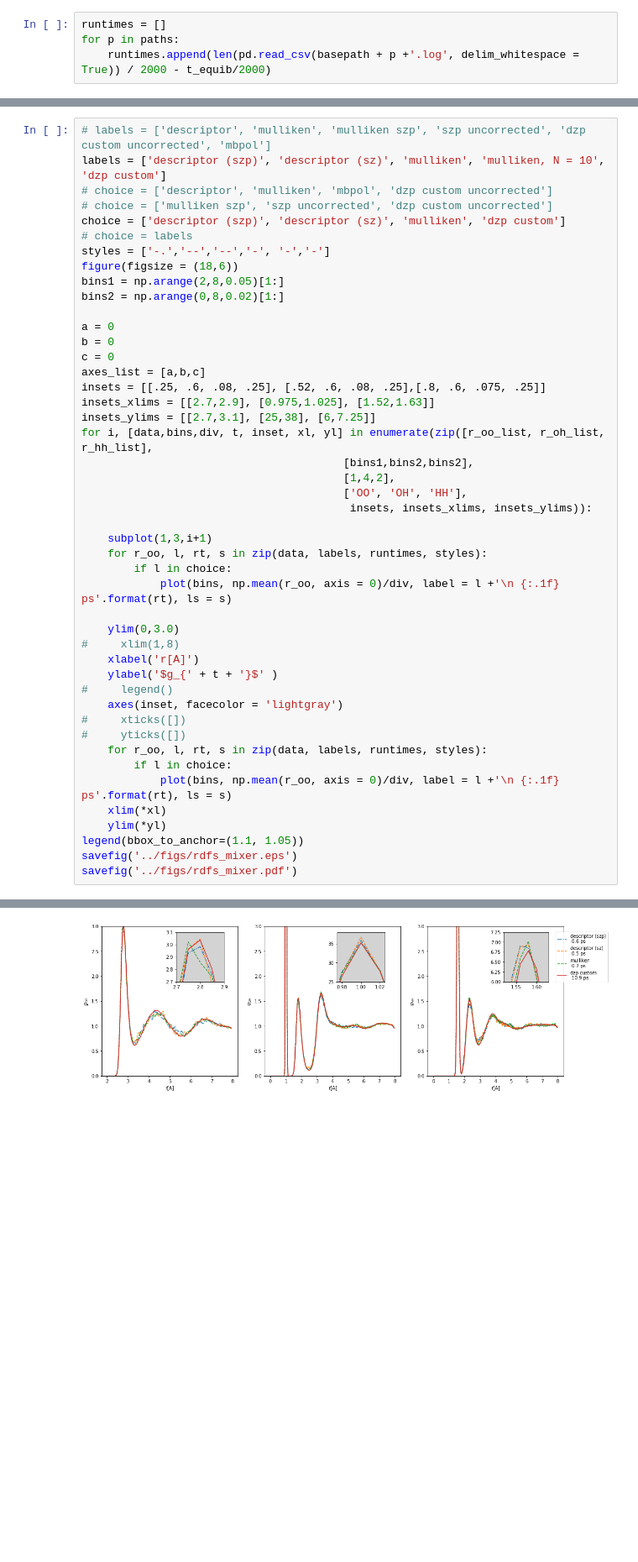
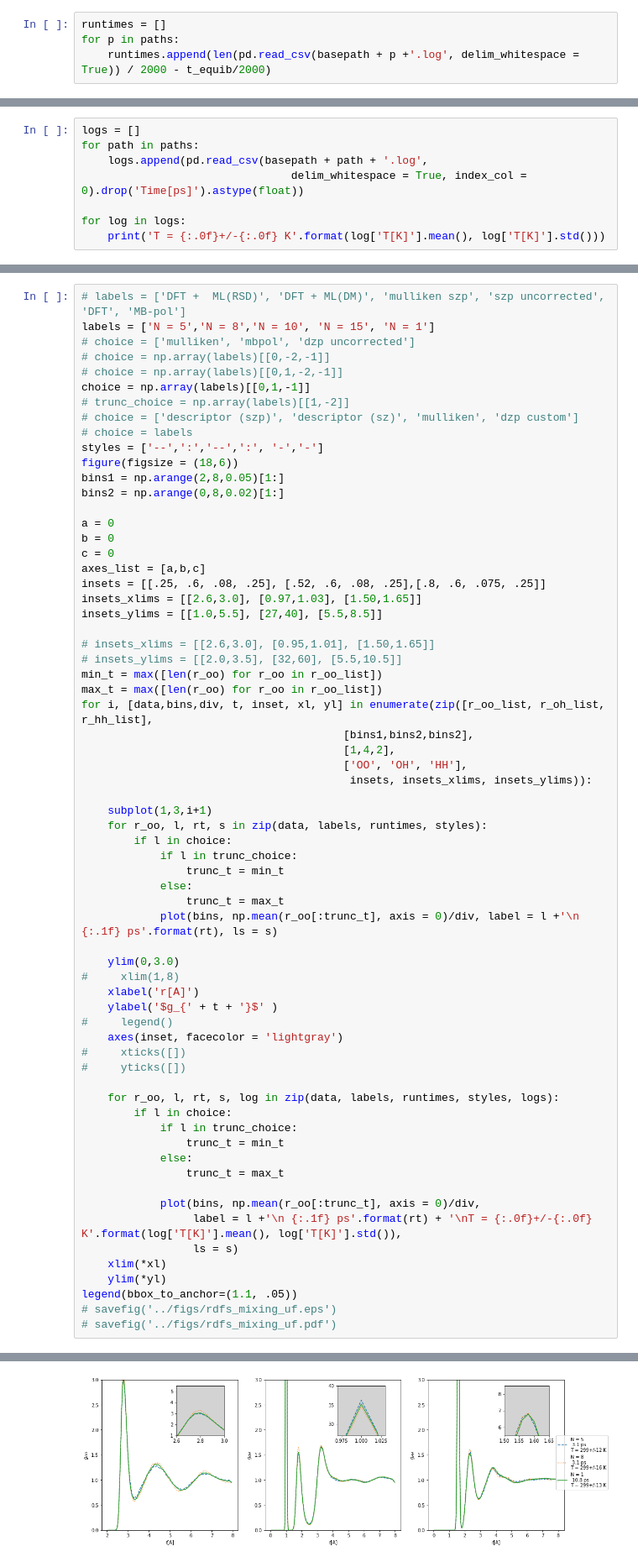
Before and after one commit to semodi/mlcf, a Jupyter notebook: analysis/rdfs.ipynb, the cells around one changed output, grey strips where cells are left out. Shown at 84% size. Drawn from its saved outputs; the diff is of its cells as text; blank space fills up the shorter version.

```diff
--- a/analysis/rdfs.ipynb
+++ b/analysis/rdfs.ipynb
@@ -45,0 +52,8 @@ runtimes
+# %%
+logs = []
+for path in paths:
+    logs.append(pd.read_csv(basepath + path + '.log',
+                                delim_whitespace = True, index_col = 0).drop('Time[ps]').astype(float))
+
+for log in logs:
+    print('T = {:.0f}+/-{:.0f} K'.format(log['T[K]'].mean(), log['T[K]'].std()))
@@ -46,11 +66,14 @@ runtimes
 # %%
-# labels = ['descriptor', 'mulliken', 'mulliken szp', 'szp uncorrected', 'dzp custom uncorrected', 'mbpol']
-labels = ['descriptor (szp)', 'descriptor (sz)', 'mulliken', 'mulliken, N = 10', 'dzp custom']
-# choice = ['descriptor', 'mulliken', 'mbpol', 'dzp custom uncorrected']
-# choice = ['mulliken szp', 'szp uncorrected', 'dzp custom uncorrected']
-choice = ['descriptor (szp)', 'descriptor (sz)', 'mulliken', 'dzp custom']
+# labels = ['DFT +  ML(RSD)', 'DFT + ML(DM)', 'mulliken szp', 'szp uncorrected', 'DFT', 'MB-pol']
+labels = ['N = 5','N = 8','N = 10', 'N = 15', 'N = 1']
+# choice = ['mulliken', 'mbpol', 'dzp uncorrected']
+# choice = np.array(labels)[[0,-2,-1]]
+# choice = np.array(labels)[[0,1,-2,-1]]
+choice = np.array(labels)[[0,1,-1]]
+# trunc_choice = np.array(labels)[[1,-2]]
+# choice = ['descriptor (szp)', 'descriptor (sz)', 'mulliken', 'dzp custom']
 # choice = labels
-styles = ['-.','--','--','-', '-','-']
+styles = ['--',':','--',':', '-','-']
 figure(figsize = (18,6))
 bins1 = np.arange(2,8,0.05)[1:]
 bins2 = np.arange(0,8,0.02)[1:]
@@ -60,8 +83,13 @@ b = 0
 c = 0
 axes_list = [a,b,c]
 insets = [[.25, .6, .08, .25], [.52, .6, .08, .25],[.8, .6, .075, .25]]
-insets_xlims = [[2.7,2.9], [0.975,1.025], [1.52,1.63]]
-insets_ylims = [[2.7,3.1], [25,38], [6,7.25]]
+insets_xlims = [[2.6,3.0], [0.97,1.03], [1.50,1.65]]
+insets_ylims = [[1.0,5.5], [27,40], [5.5,8.5]]
+
+# insets_xlims = [[2.6,3.0], [0.95,1.01], [1.50,1.65]]
+# insets_ylims = [[2.0,3.5], [32,60], [5.5,10.5]]
+min_t = max([len(r_oo) for r_oo in r_oo_list])
+max_t = max([len(r_oo) for r_oo in r_oo_list])
 for i, [data,bins,div, t, inset, xl, yl] in enumerate(zip([r_oo_list, r_oh_list, r_hh_list],
                                         [bins1,bins2,bins2],
                                         [1,4,2],
@@ -71,7 +99,11 @@ for i, [data,bins,div, t, inset, xl, yl] in enumerate(zip([r_oo_list, r_oh_list,
     subplot(1,3,i+1)
     for r_oo, l, rt, s in zip(data, labels, runtimes, styles):
         if l in choice:
-            plot(bins, np.mean(r_oo, axis = 0)/div, label = l +'\n {:.1f} ps'.format(rt), ls = s)
+            if l in trunc_choice:
+                trunc_t = min_t
+            else:
+                trunc_t = max_t
+            plot(bins, np.mean(r_oo[:trunc_t], axis = 0)/div, label = l +'\n {:.1f} ps'.format(rt), ls = s)
 
     ylim(0,3.0)
 #     xlim(1,8)
@@ -81,12 +113,20 @@ for i, [data,bins,div, t, inset, xl, yl] in enumerate(zip([r_oo_list, r_oh_list,
     axes(inset, facecolor = 'lightgray')
 #     xticks([])
 #     yticks([])
-    for r_oo, l, rt, s in zip(data, labels, runtimes, styles):
+
+    for r_oo, l, rt, s, log in zip(data, labels, runtimes, styles, logs):
         if l in choice:
-            plot(bins, np.mean(r_oo, axis = 0)/div, label = l +'\n {:.1f} ps'.format(rt), ls = s)
+            if l in trunc_choice:
+                trunc_t = min_t
+            else:
+                trunc_t = max_t
+
+            plot(bins, np.mean(r_oo[:trunc_t], axis = 0)/div,
+                 label = l +'\n {:.1f} ps'.format(rt) + '\nT = {:.0f}+/-{:.0f} K'.format(log['T[K]'].mean(), log['T[K]'].std()),
+                 ls = s)
     xlim(*xl)
     ylim(*yl)
-legend(bbox_to_anchor=(1.1, 1.05))
-savefig('../figs/rdfs_mixer.eps')
-savefig('../figs/rdfs_mixer.pdf')
+legend(bbox_to_anchor=(1.1, .05))
+# savefig('../figs/rdfs_mixing_uf.eps')
+# savefig('../figs/rdfs_mixing_uf.pdf')
 # %% [output]
@@ -93 +134 @@ savefig('../figs/rdfs_mixer.pdf')
-[figure, old version]
+[figure, new version]
```
Also changed, not shown: parts of 5 cells of this notebook, 1 other file.
